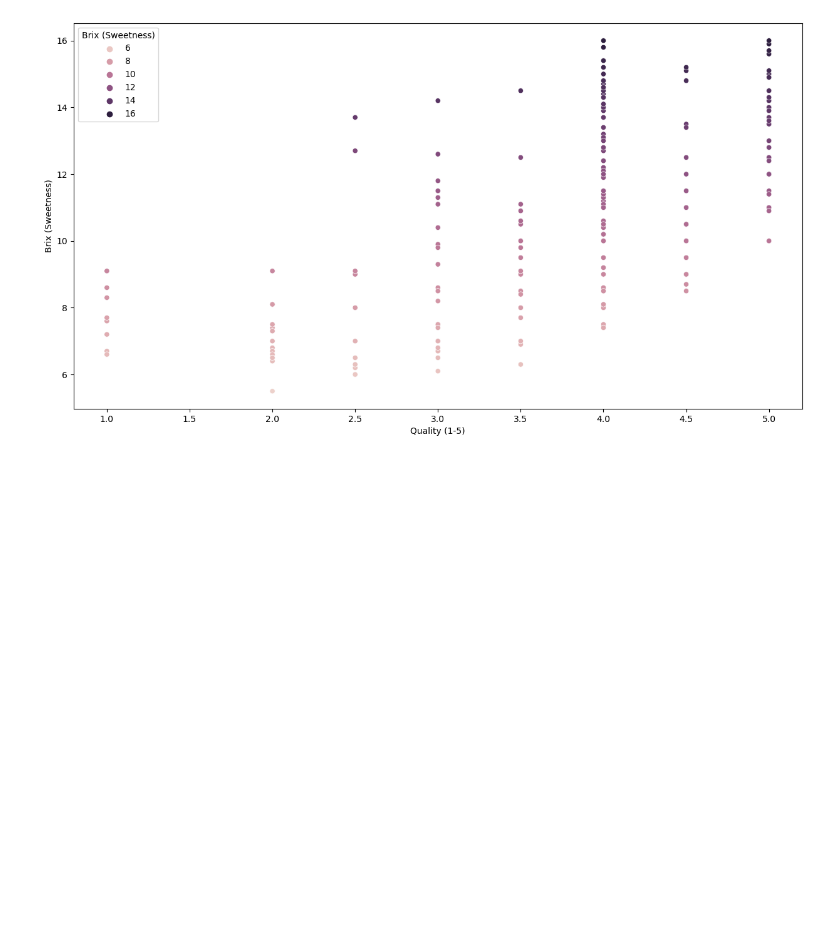
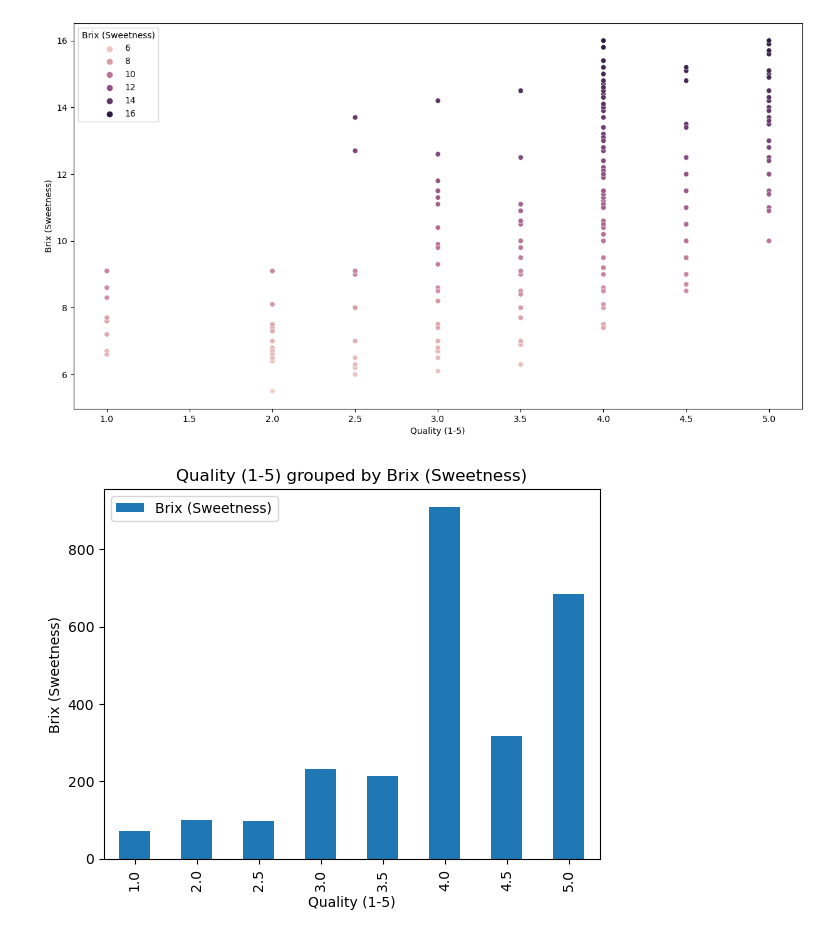
Before and after one commit to MaukanMir/Orange-Quality-Analysis-Classifier, a Jupyter notebook: training.ipynb, the cells around one changed output. Saved outputs shown, nothing was run; the diff lists cells and outputs as text; code cells hidden in the pictures; blank space fills up the shorter version.

Commit message:
Added new graphs

```diff
--- a/training.ipynb
+++ b/training.ipynb
@@ -320,3 +320,13 @@ sns.scatterplot(data =df, x="Quality (1-5)", y="Brix (Sweetness)", hue ="Brix (S
 # %% [output]
 <Axes: xlabel='Quality (1-5)', ylabel='Brix (Sweetness)'>
 [figure]
+# %%
+grouped_df = df.groupby("Quality (1-5)")["Brix (Sweetness)"].sum().reset_index()
+
+grouped_df.plot(kind="bar", x ="Quality (1-5)", y ="Brix (Sweetness)")
+plt.title("Quality (1-5) grouped by Brix (Sweetness)")
+plt.xlabel("Quality (1-5)")
+plt.ylabel("Brix (Sweetness)")
+plt.show()
+# %% [output]
+[figure, added]
```
